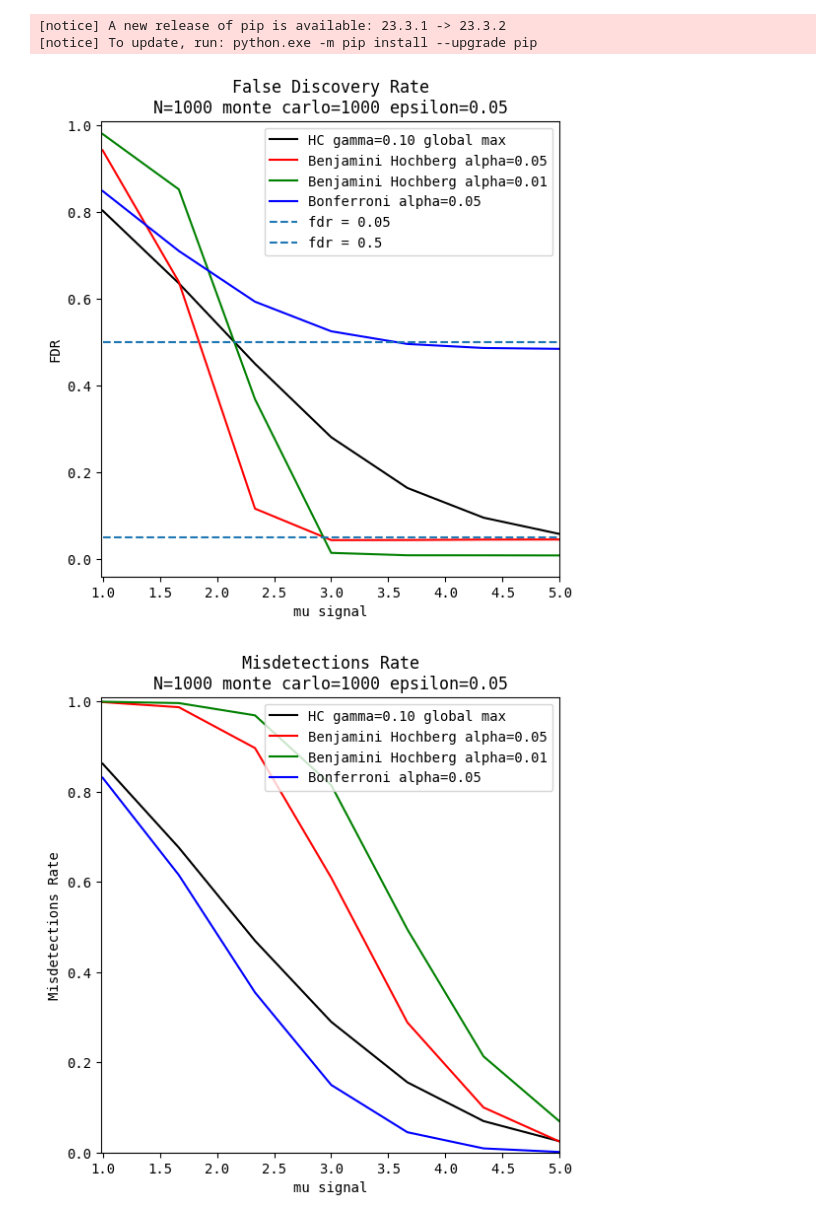
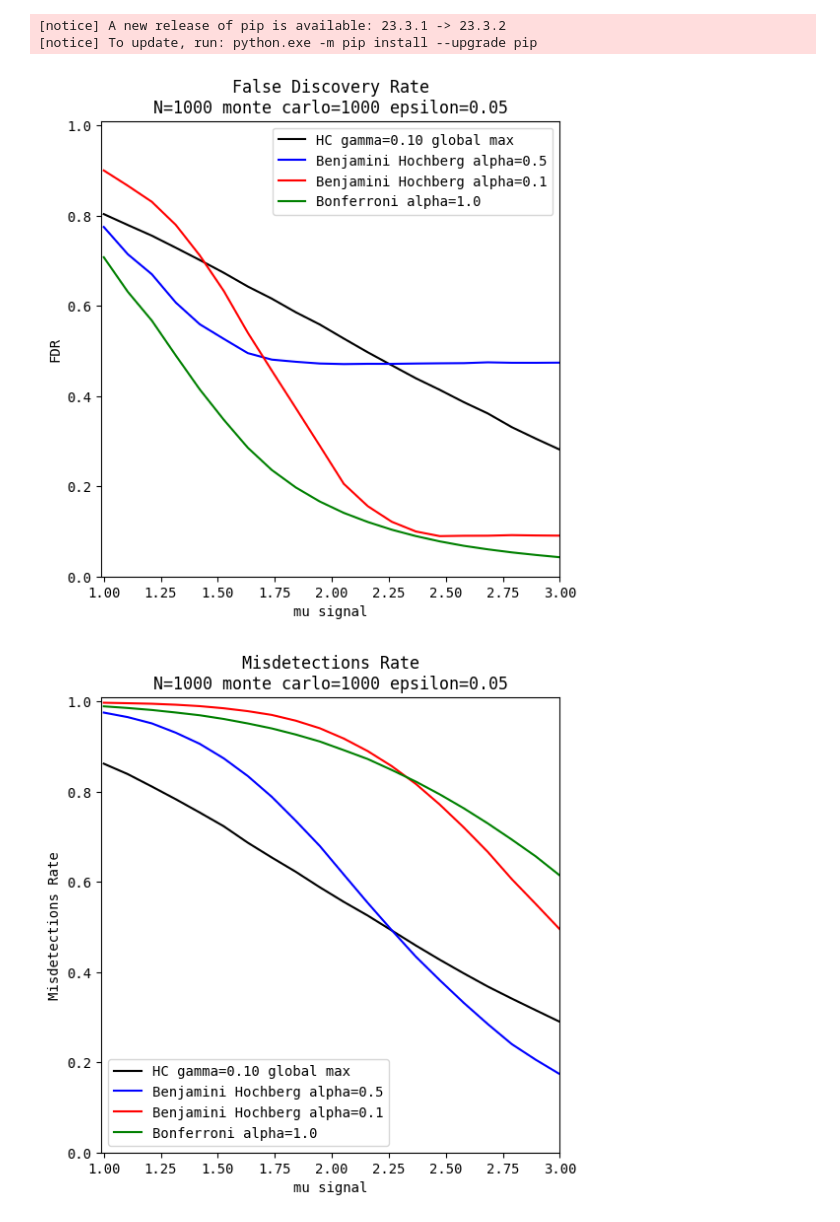
Before and after one commit to drormeir/Thesis, a Jupyter notebook: Donoho_Confusion_Matrix_Plot.ipynb, the cells around one changed output. Cells and saved outputs as stored; diff of their text form; code cells hidden in the pictures.

```diff
--- a/Donoho_Confusion_Matrix_Plot.ipynb
+++ b/Donoho_Confusion_Matrix_Plot.ipynb
@@ -39,17 +39,17 @@ N = 1000
 monte_carlo = 1000
 chunk_size = 100
 epsilon = 0.05
-tau_range = list(np.linspace(1,5,7))
+tau_range = list(np.linspace(1,3,20))
 gamma = 0.1
 # %%
 params_list = Data_Generator.params_dicts_from_list_donoho_N_epsilon_tau(N_range=[N], epsilon_range=[epsilon], tau_range=tau_range)
 signal_generators = [Data_Generator(**params) for params in params_list]
 hc_models = [Higher_Criticism(work_mode='hc', global_max=True, gamma=gamma),\
-             Higher_Criticism(work_mode='bh', alpha=0.05),\
-             Higher_Criticism(work_mode='bh', alpha=0.01),\
-             Higher_Criticism(work_mode='bonferroni', alpha=0.05)]
+             Higher_Criticism(work_mode='bh', alpha=0.5),\
+             Higher_Criticism(work_mode='bh', alpha=0.1),\
+             Higher_Criticism(work_mode='bonferroni', alpha=1.0)]
 
-model_colors = ['black', 'red', 'green', 'blue']
+model_colors = ['black', 'blue', 'red', 'green']
 # %%
 
 confusion_matrices = Monte_carlo_Confusion_Matrices(\
@@ -58,20 +58,18 @@ confusion_matrices = Monte_carlo_Confusion_Matrices(\
 # %%
 fdr_all = confusion_matrices.apply_mean_false_disovery_rate()
 fig, ax = plt.subplots(1, 1, figsize=(6, 6))
 ax.set_title(f'False Discovery Rate\nN={N} monte carlo={monte_carlo} epsilon={epsilon:.2f}')
 for ind_model, hc_model in enumerate(hc_models):
     ax.plot(tau_range, fdr_all[ind_model], label=str(hc_model), color=model_colors[ind_model])
 max_tau = np.max(tau_range)
-ax.hlines(y=0.05, xmin=1, xmax=max_tau, linestyle='dashed', label='fdr = 0.05')
-ax.hlines(y=0.5, xmin=1, xmax=max_tau, linestyle='dashed', label='fdr = 0.5')
 ax.set_xlabel('mu signal')
 ax.set_ylabel('FDR')
-ax.set_ylim(top=1.01)
+ax.set_ylim(top=1.01, bottom=0)
 ax.set_xlim(left=0.99, right=np.max(tau_range))
 ax.legend()
 plt.show()
 # %% [output]
-[figure, old version]
+[figure, new version]
 # %%
 mdr_all = confusion_matrices.apply_mean_misdetection_rate()
 fig, ax = plt.subplots(1, 1, figsize=(6, 6))
@@ -85,5 +83,5 @@ ax.set_xlim(left=0.99, right=np.max(tau_range))
 ax.legend()
 plt.show()
 # %% [output]
-[figure, old version]
+[figure, new version]
 # %%
```
Also changed, not shown: parts of 1 cell of this notebook, 3 other files.
